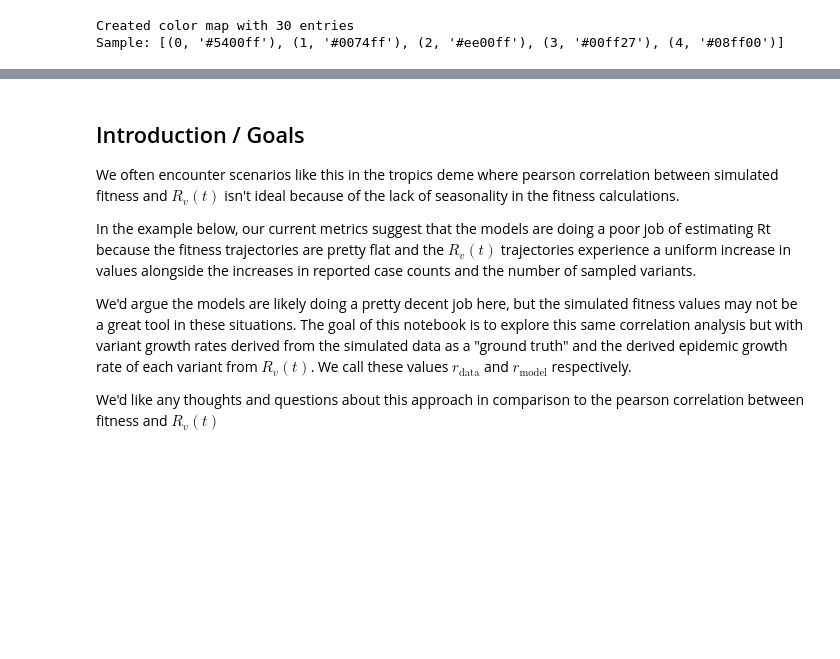
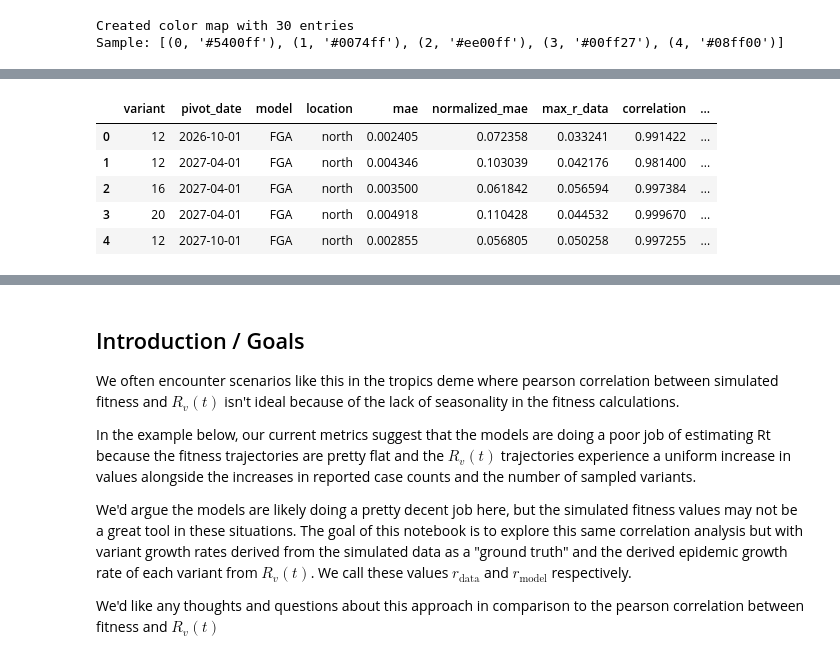
Before and after one commit to matsengrp/antigen-forecasting, a Jupyter notebook: notebooks/manuscript-figure-5-growth-rate-errors.ipynb, the cells around one changed output, grey strips where cells are left out. Cells and saved outputs as stored; diff of their text form; code cells hidden in the pictures; blank space fills up the shorter version.

```diff
--- a/notebooks/manuscript-figure-5-growth-rate-errors.ipynb
+++ b/notebooks/manuscript-figure-5-growth-rate-errors.ipynb
@@ -407,0 +508,9 @@ plt.show()
+# %%
+variant_growth_rate_errors_df.head()
+# %% [output]
+|  | variant | pivot_date | model | location | mae | normalized_mae | max_r_data | correlation | ... |
+| 0 | 12 | 2026-10-01 | FGA | north | 0.002405 | 0.072358 | 0.033241 | 0.991422 | ... |
+| 1 | 12 | 2027-04-01 | FGA | north | 0.004346 | 0.103039 | 0.042176 | 0.981400 | ... |
+| 2 | 16 | 2027-04-01 | FGA | north | 0.003500 | 0.061842 | 0.056594 | 0.997384 | ... |
+| 3 | 20 | 2027-04-01 | FGA | north | 0.004918 | 0.110428 | 0.044532 | 0.999670 | ... |
+| 4 | 12 | 2027-10-01 | FGA | north | 0.002855 | 0.056805 | 0.050258 | 0.997255 | ... |
```
Also changed, not shown: parts of 15 cells of this notebook, 2 other files.
